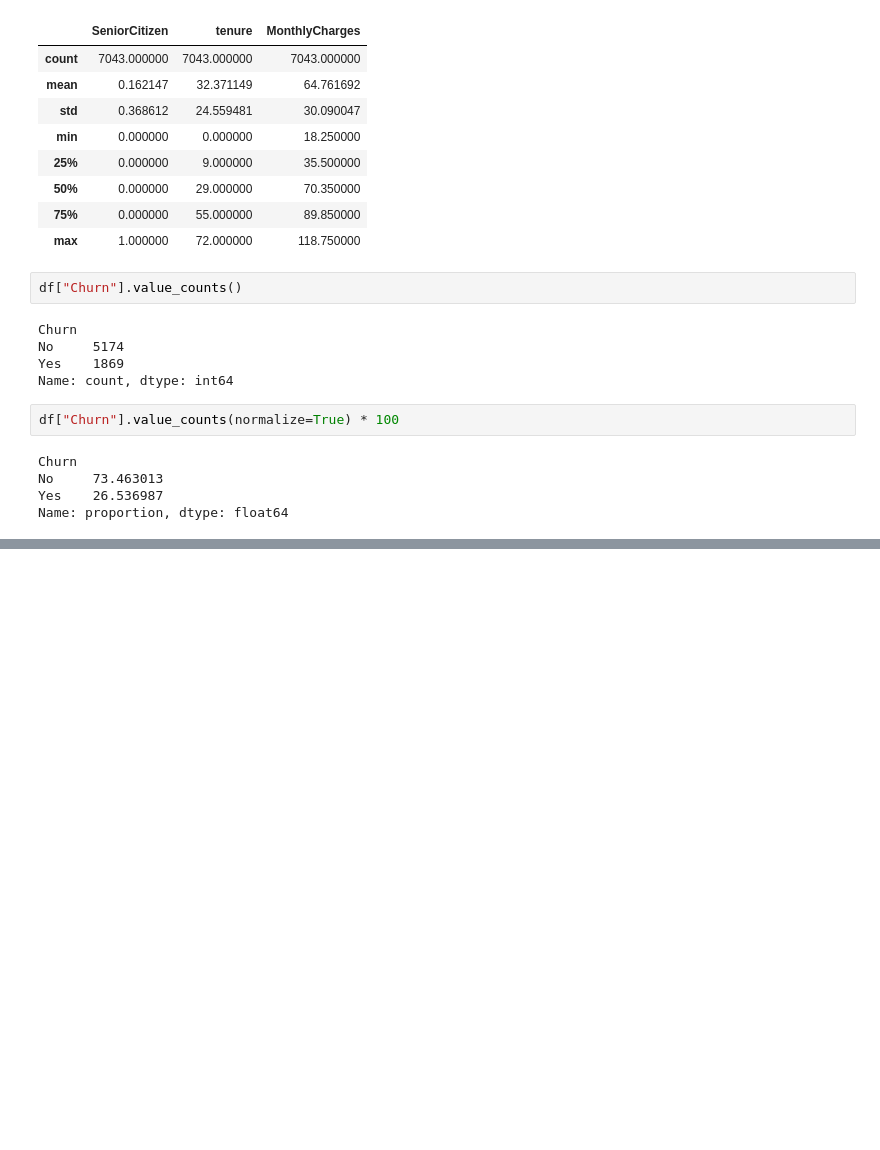
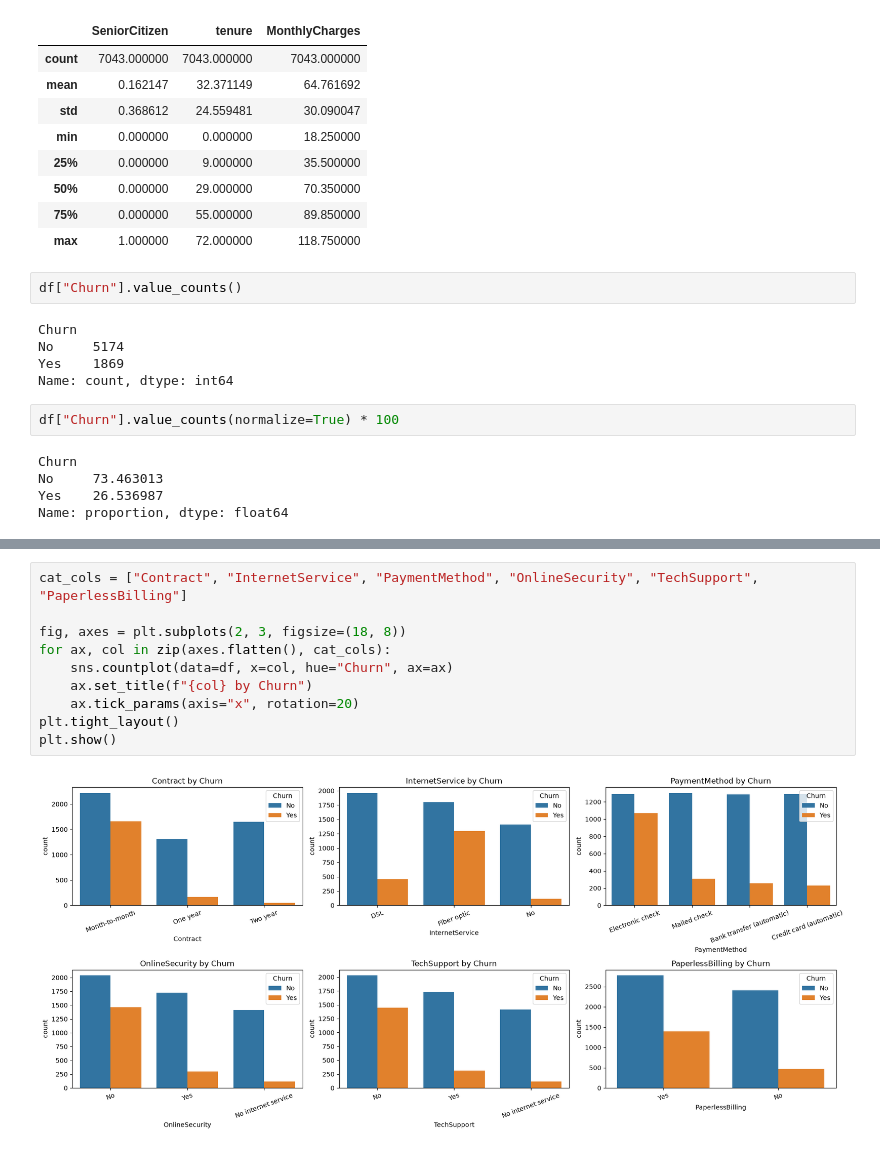
Before and after one commit to Ometh24/Telco_churn_prediction, a Jupyter notebook: Task1_eda.ipynb, the cells around one changed output, grey strips where cells are left out. Cells and saved outputs as stored; diff of their text form; blank space fills up the shorter version.

```diff
--- a/Task1_eda.ipynb
+++ b/Task1_eda.ipynb
@@ -83,0 +119,12 @@ Name: proportion, dtype: float64
+# %%
+cat_cols = ["Contract", "InternetService", "PaymentMethod", "OnlineSecurity", "TechSupport", "PaperlessBilling"]
+
+fig, axes = plt.subplots(2, 3, figsize=(18, 8))
+for ax, col in zip(axes.flatten(), cat_cols):
+    sns.countplot(data=df, x=col, hue="Churn", ax=ax)
+    ax.set_title(f"{col} by Churn")
+    ax.tick_params(axis="x", rotation=20)
+plt.tight_layout()
+plt.show()
+# %% [output]
+[figure, added]
```
Also changed, not shown: parts of 7 cells of this notebook.
